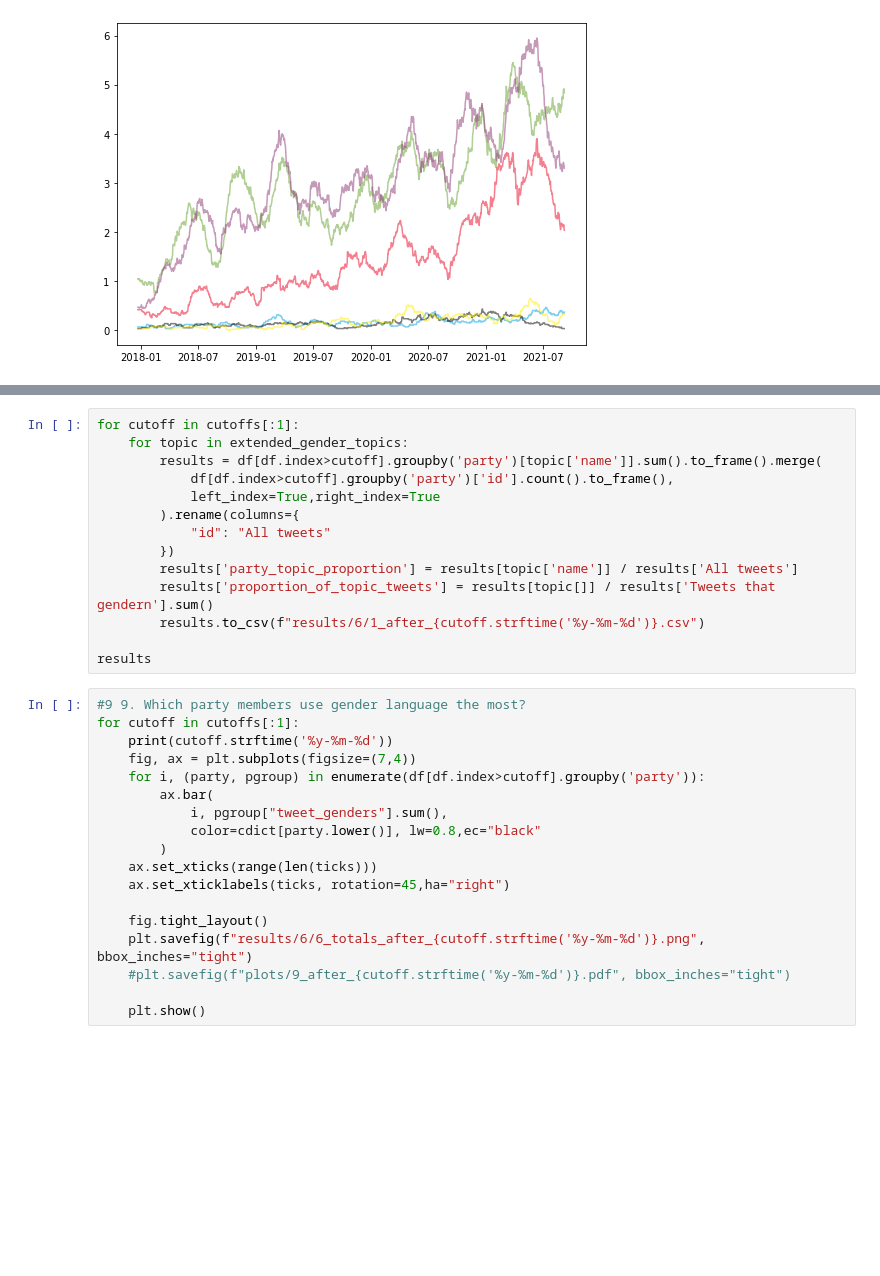
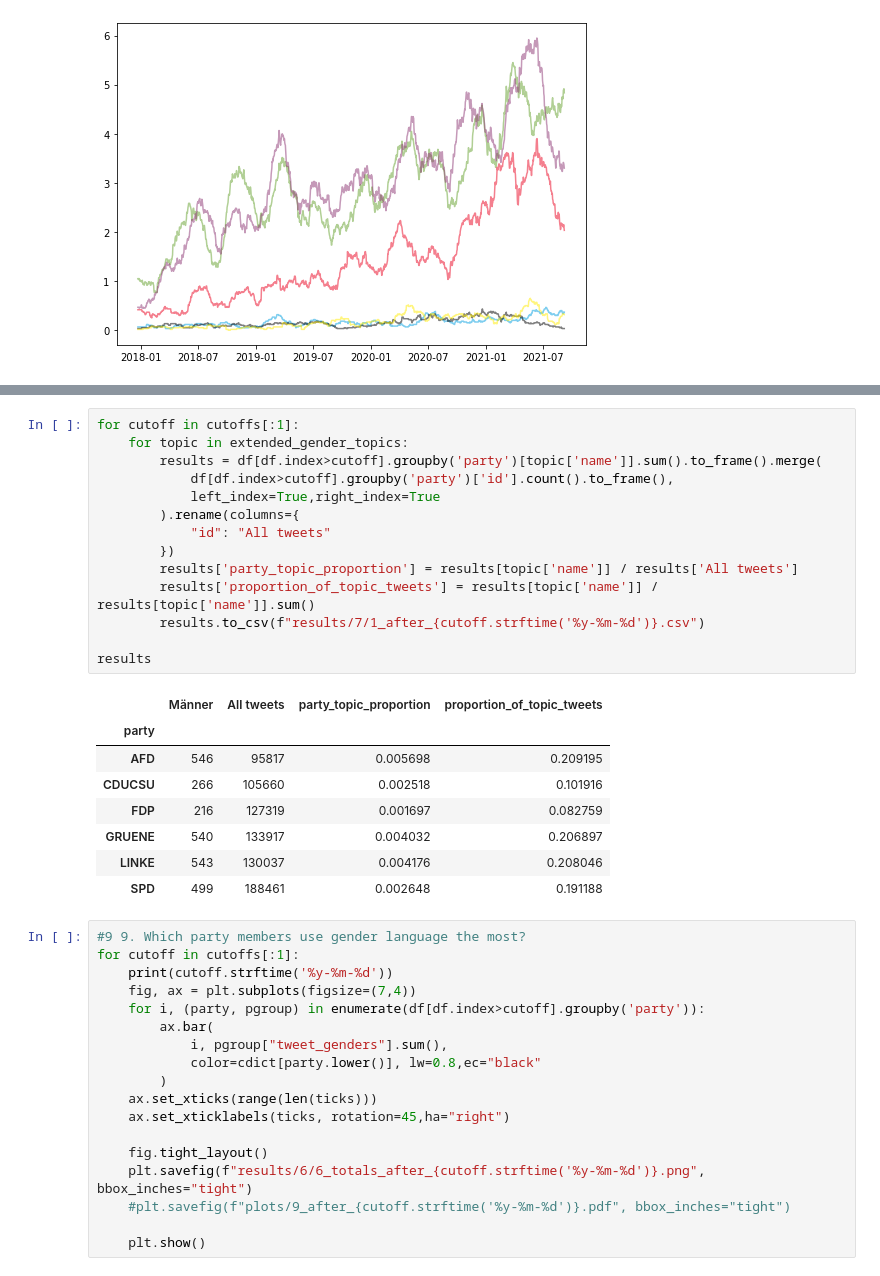
Before and after one commit to mcallaghan/ts-bundestag-tweets, a Jupyter notebook: Gender/Gender.ipynb, the cells around one changed output, grey strips where cells are left out. Saved outputs shown, nothing was run; the diff lists cells and outputs as text; blank space fills up the shorter version.

```diff
--- a/Gender/Gender.ipynb
+++ b/Gender/Gender.ipynb
@@ -721,17 +820,26 @@ df.head()
 # %%
 for cutoff in cutoffs[:1]:
     for topic in extended_gender_topics:
         results = df[df.index>cutoff].groupby('party')[topic['name']].sum().to_frame().merge(
             df[df.index>cutoff].groupby('party')['id'].count().to_frame(),
             left_index=True,right_index=True
         ).rename(columns={
             "id": "All tweets"
         })
         results['party_topic_proportion'] = results[topic['name']] / results['All tweets']
-        results['proportion_of_topic_tweets'] = results[topic[]] / results['Tweets that gendern'].sum()
-        results.to_csv(f"results/6/1_after_{cutoff.strftime('%y-%m-%d')}.csv")
+        results['proportion_of_topic_tweets'] = results[topic['name']] / results[topic['name']].sum()
+        results.to_csv(f"results/7/1_after_{cutoff.strftime('%y-%m-%d')}.csv")
 
 results
+# %% [output]
+|  | Männer | All tweets | party_topic_proportion | proportion_of_topic_tweets |
+| party |  |  |  |  |
+| AFD | 546 | 95817 | 0.005698 | 0.209195 |
+| CDUCSU | 266 | 105660 | 0.002518 | 0.101916 |
+| FDP | 216 | 127319 | 0.001697 | 0.082759 |
+| GRUENE | 540 | 133917 | 0.004032 | 0.206897 |
+| LINKE | 543 | 130037 | 0.004176 | 0.208046 |
+| SPD | 499 | 188461 | 0.002648 | 0.191188 |
 # %%
 #9 9. Which party members use gender language the most?
 for cutoff in cutoffs[:1]:
```
Also changed, not shown: parts of 5 cells of this notebook, 36 other files.
